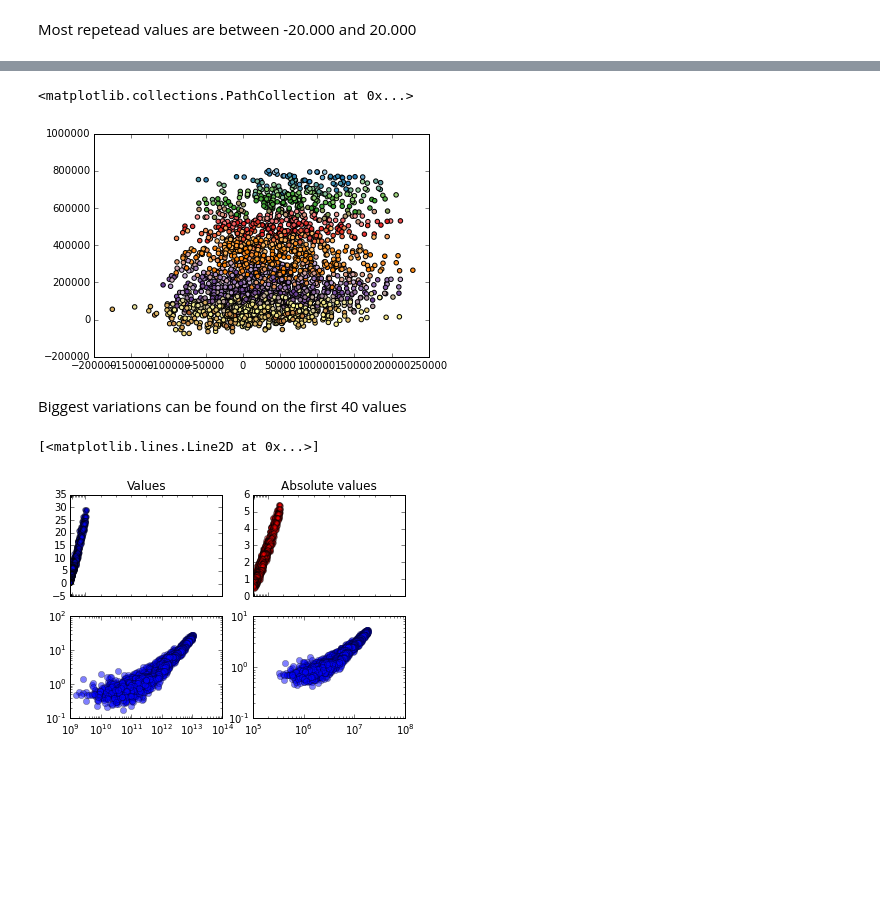
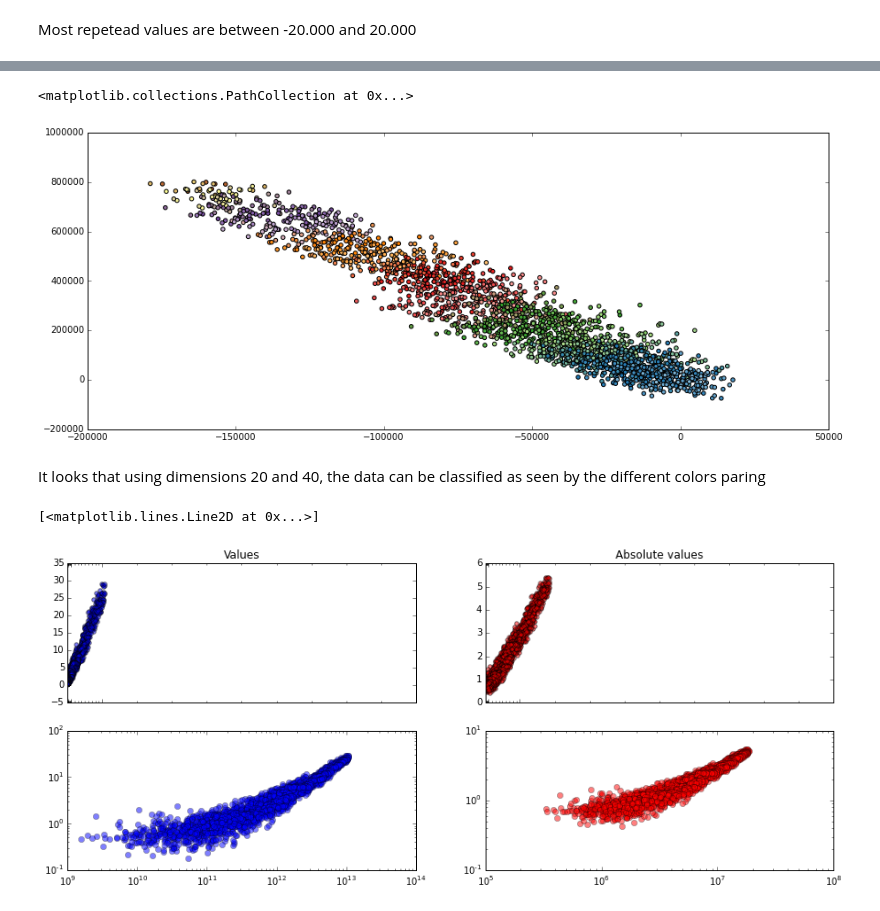
Before and after one commit to merqurio/saxs_project, a Jupyter notebook: SAXS and RMSD applied ML.ipynb, the cells around one changed output, grey strips where cells are left out. Drawn from its saved outputs; the diff is of its cells as text; code cells hidden in the pictures; blank space fills up the shorter version.

```diff
--- a/SAXS and RMSD applied ML.ipynb
+++ b/SAXS and RMSD applied ML.ipynb
@@ -71,13 +85,16 @@ for protein in curves[:10]:
 # %%
-fig_scatter_20 = plt.figure()
-plt.scatter(curves[:, 0], curves[:, 20], c=rmsds, cmap=plt.cm.Paired_r)
+fig_scatter_20 = plt.figure(figsize=(15,6))
+plt.scatter(curves[:, 40], curves[:, 20], c=rmsds, cmap=plt.cm.Paired)
 # %% [output]
 <matplotlib.collections.PathCollection at 0x...>
-[figure, old version]
+[figure, new version]
-# %% [markdown]
-Biggest variations can be found on the first 40 values
+# %% [markdown]
+It looks that using dimensions 20 and 40, the data can be classified as seen by the different colors paring
 # %%
 fig, ((ax1, ax2), (ax3, ax4)) = plt.subplots(2, 2, sharex='col')
+
+fig.set_figwidth(15)
+fig.set_figheight(6)
 
 ax1.set_title('Values')
 ax1.scatter(np.sum(curves**2, axis=1), rmsds**2, marker='o', c='b', alpha=0.5)
@@ -87,7 +104,7 @@ ax2.scatter(np.sum(np.abs(curves), axis=1), rmsds, marker='o', c='r', alpha=0.5)
 
 #logaritmic scaling
 ax3.loglog(np.sum(curves**2, axis=1), rmsds**2, 'o', alpha=0.5)
-ax4.loglog(np.sum(np.abs(curves), axis=1), rmsds, 'o', alpha=0.5)
+ax4.loglog(np.sum(np.abs(curves), axis=1), rmsds, 'ro', alpha=0.5)
 # %% [output]
 [<matplotlib.lines.Line2D at 0x...>]
-[figure, old version]
+[figure, new version]
```
Also changed, not shown: parts of 50 cells of this notebook.
